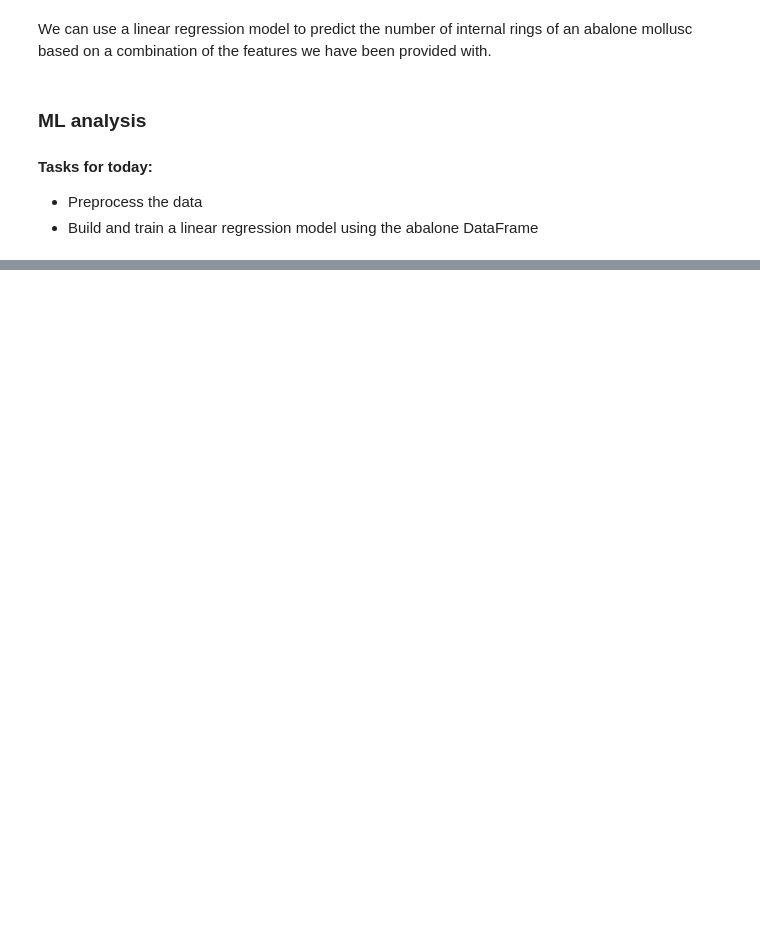
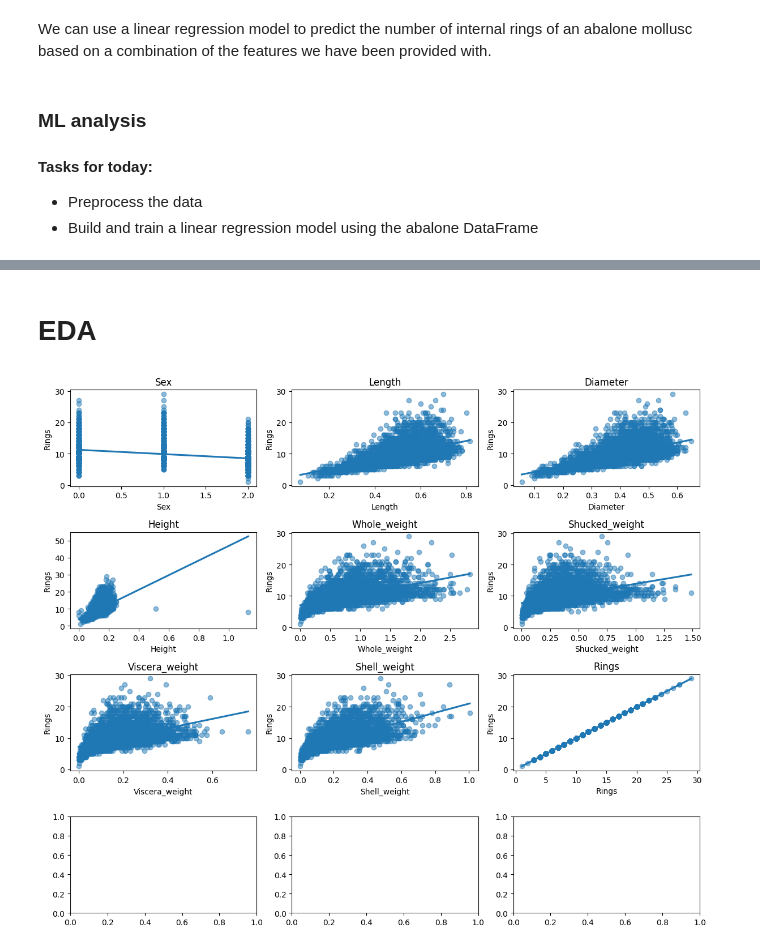
Before and after one commit to ChrisSoderberg-ONS/mss-rap-project, a Jupyter notebook: Notebooks/exploratory_analysis.ipynb, the cells around one changed output, grey strips where cells are left out. Drawn from its saved outputs; the diff is of its cells as text; code cells hidden in the pictures; blank space fills up the shorter version.

```diff
--- a/Notebooks/exploratory_analysis.ipynb
+++ b/Notebooks/exploratory_analysis.ipynb
@@ -67,3 +67,7 @@ We can use a linear regression model to predict the number of internal rings of
 #### Tasks for today:
 - Preprocess the data
 - Build and train a linear regression model using the abalone DataFrame
+# %%
+df = pd.DataFrame(abalones.data.features)
+df['Rings'] = abalones.data.targets
+df.head()
@@ -69,0 +94,5 @@ We can use a linear regression model to predict the number of internal rings of
+# %%
+# map sex categories to numbers. m to 0, f to 1 and i to 2
+
+df['Sex'] = df['Sex'].map({'M': 0, 'F': 1, 'I': 2})
+df.head()
@@ -69,0 +119,16 @@ We can use a linear regression model to predict the number of internal rings of
+# %% [markdown]
+# EDA
+# %%
+# a scatter plot for all columns vs y="Rings" in a subplot
+
+import matplotlib.pyplot as plt
+import seaborn as sns
+
+fig, axes = plt.subplots(nrows=4, ncols=3, figsize=(12, 10))
+for i, col in enumerate(df.columns):
+  sns.regplot(x=col, y="Rings", data=df, ax=axes[i // 3, i % 3], ci=None, scatter_kws={'alpha': 0.5})
+  axes[i // 3, i % 3].set_title(col)
+plt.tight_layout()
+plt.show()
+# %% [output]
+[figure, added]
```
Also changed, not shown: parts of 10 cells of this notebook.
